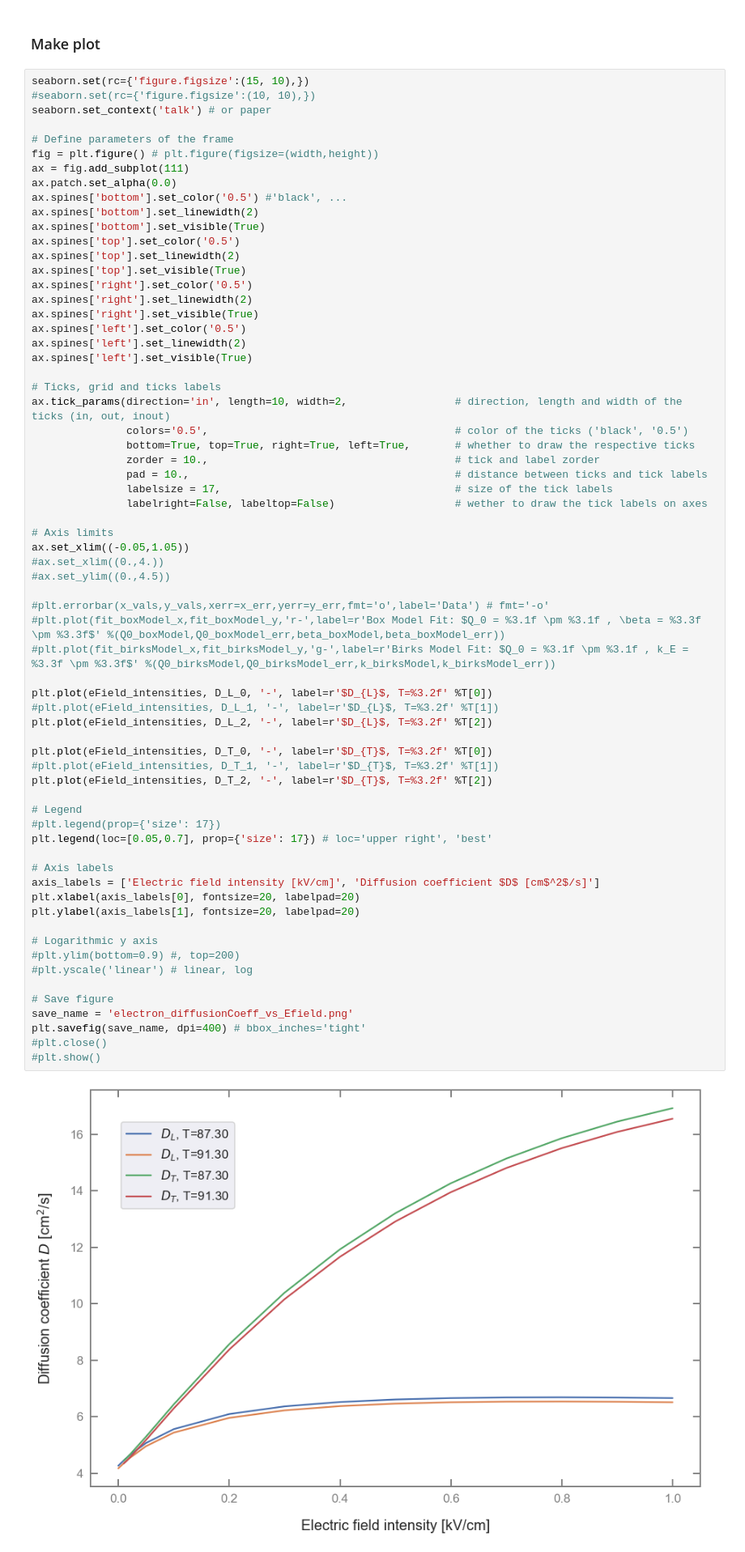
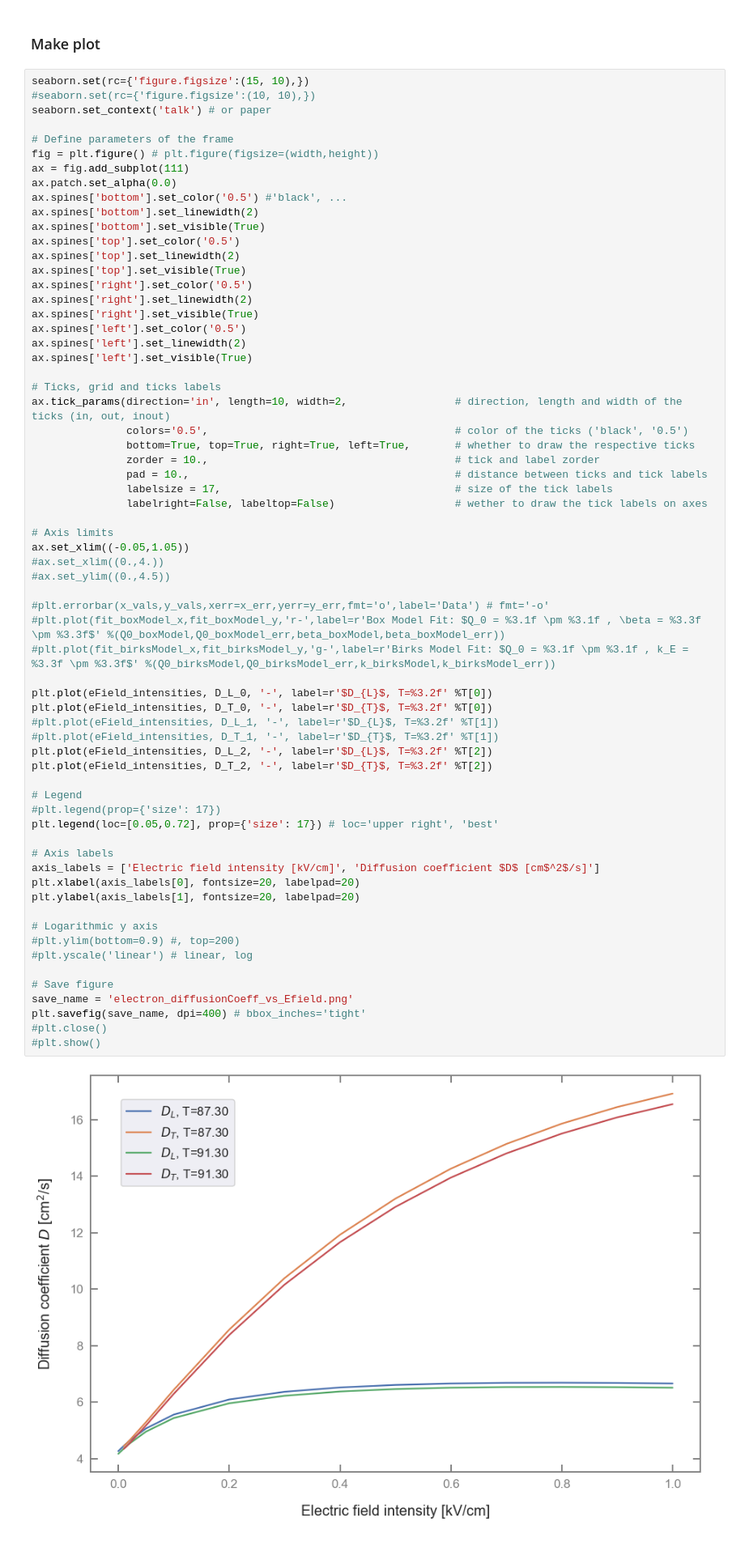
Before and after one commit to RomanMBerner/e_driftSpeed_in_LAr, a Jupyter notebook: e_diffusion_in_LAr.ipynb, the cells around one changed output. Shown at 81% size. Drawn from its saved outputs; the diff is of its cells as text.

Commit message:
Put legend to nicer positions.

```diff
--- a/e_diffusion_in_LAr.ipynb
+++ b/e_diffusion_in_LAr.ipynb
@@ -70,35 +70,34 @@ ax.set_xlim((-0.05,1.05))
 #ax.set_xlim((0.,4.))
 #ax.set_ylim((0.,4.5))
 
 #plt.errorbar(x_vals,y_vals,xerr=x_err,yerr=y_err,fmt='o',label='Data') # fmt='-o'
 #plt.plot(fit_boxModel_x,fit_boxModel_y,'r-',label=r'Box Model Fit: $Q_0 = %3.1f \pm %3.1f , \beta = %3.3f \pm %3.3f$' %(Q0_boxModel,Q0_boxModel_err,beta_boxModel,beta_boxModel_err))
 #plt.plot(fit_birksModel_x,fit_birksModel_y,'g-',label=r'Birks Model Fit: $Q_0 = %3.1f \pm %3.1f , k_E = %3.3f \pm %3.3f$' %(Q0_birksModel,Q0_birksModel_err,k_birksModel,k_birksModel_err))
 
 plt.plot(eField_intensities, D_L_0, '-', label=r'$D_{L}$, T=%3.2f' %T[0])
+plt.plot(eField_intensities, D_T_0, '-', label=r'$D_{T}$, T=%3.2f' %T[0])
 #plt.plot(eField_intensities, D_L_1, '-', label=r'$D_{L}$, T=%3.2f' %T[1])
+#plt.plot(eField_intensities, D_T_1, '-', label=r'$D_{T}$, T=%3.2f' %T[1])
 plt.plot(eField_intensities, D_L_2, '-', label=r'$D_{L}$, T=%3.2f' %T[2])
-
-plt.plot(eField_intensities, D_T_0, '-', label=r'$D_{T}$, T=%3.2f' %T[0])
-#plt.plot(eField_intensities, D_T_1, '-', label=r'$D_{T}$, T=%3.2f' %T[1])
 plt.plot(eField_intensities, D_T_2, '-', label=r'$D_{T}$, T=%3.2f' %T[2])
 
 # Legend
 #plt.legend(prop={'size': 17})
-plt.legend(loc=[0.05,0.7], prop={'size': 17}) # loc='upper right', 'best'
+plt.legend(loc=[0.05,0.72], prop={'size': 17}) # loc='upper right', 'best'
 
 # Axis labels
 axis_labels = ['Electric field intensity [kV/cm]', 'Diffusion coefficient $D$ [cm$^2$/s]']
 plt.xlabel(axis_labels[0], fontsize=20, labelpad=20)
 plt.ylabel(axis_labels[1], fontsize=20, labelpad=20)
 
 # Logarithmic y axis
 #plt.ylim(bottom=0.9) #, top=200)
 #plt.yscale('linear') # linear, log
 
 # Save figure
 save_name = 'electron_diffusionCoeff_vs_Efield.png'
 plt.savefig(save_name, dpi=400) # bbox_inches='tight'
 #plt.close()
 #plt.show()
 # %% [output]
-[figure, old version]
+[figure, new version]
```
Also changed, not shown: 4 other files.
